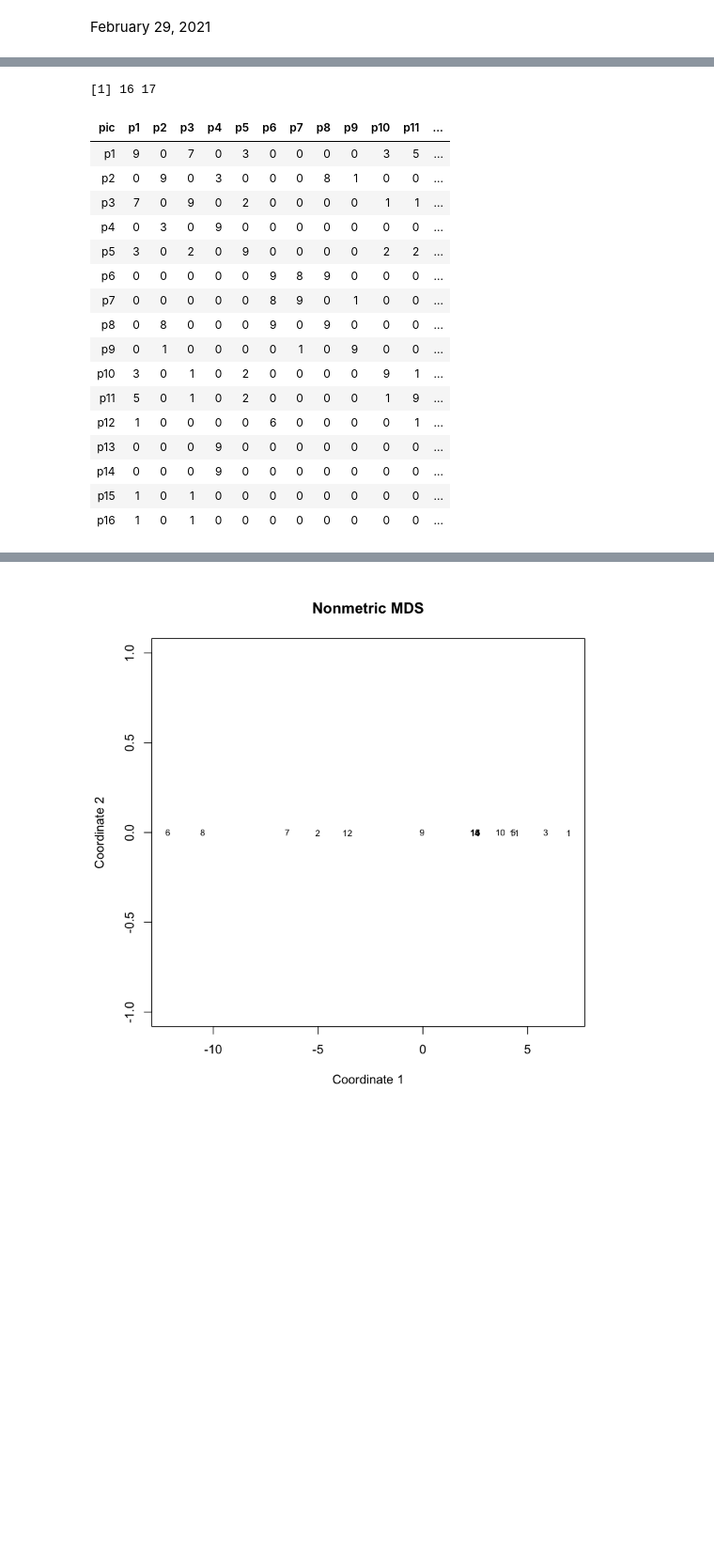
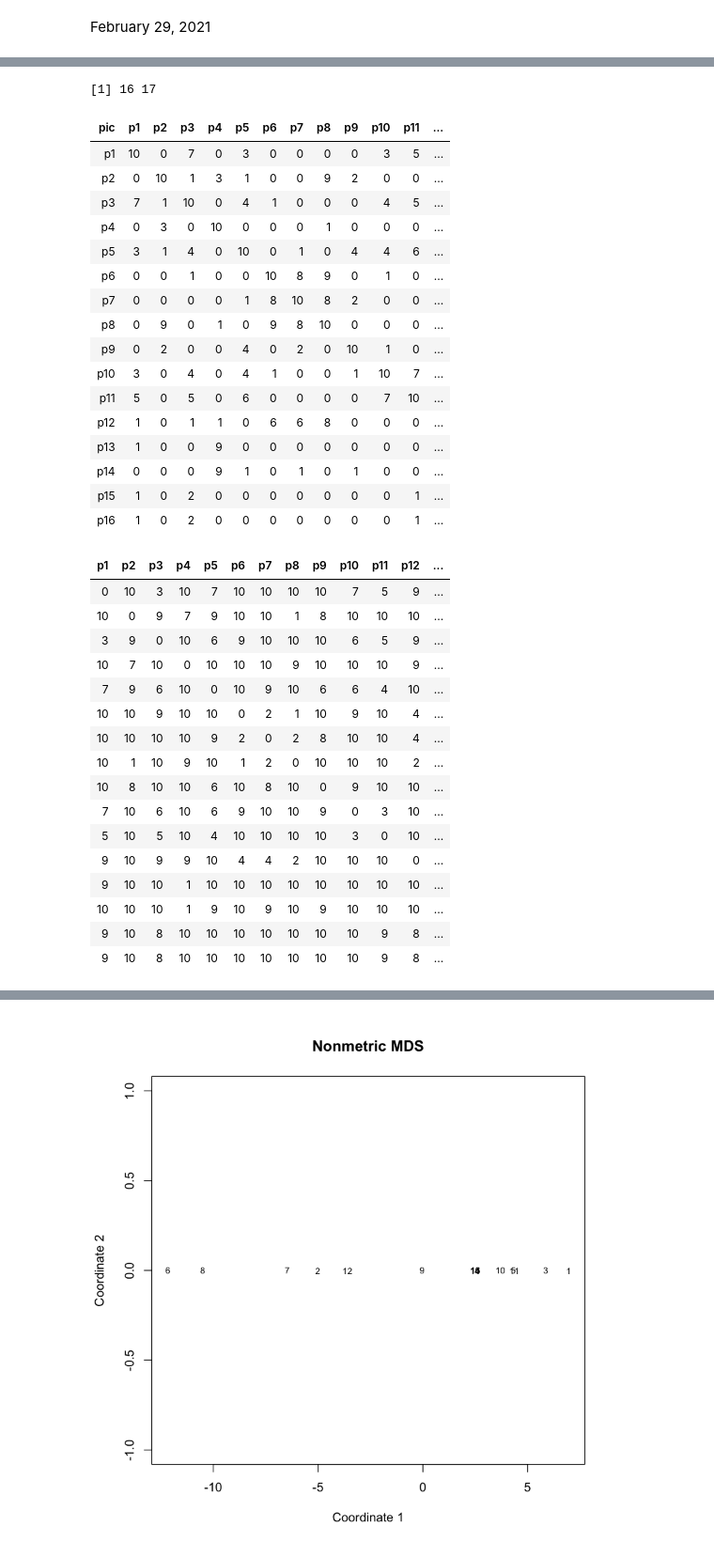
Before and after one commit to Lslipski/pbs110, a Jupyter notebook: pbs111/Homework_8.ipynb, the cells around one changed output, grey strips where cells are left out. Shown at 94% size. Drawn from its saved outputs; the diff is of its cells as text; code cells hidden in the pictures; blank space fills up the shorter version.

```diff
--- a/pbs111/Homework_8.ipynb
+++ b/pbs111/Homework_8.ipynb
@@ -28,28 +10,46 @@ This message can be suppressed by:
 # %%
 # load data and convert from dissimilarity to distance
 pics = read.csv('data_files//pic_sort_data.csv')
-dis = 9 - pics[,2:17]
+dis = 10 - pics[,2:17]
 dim(pics)
 pics
+dis
 # %% [output]
 [1] 16 17
 | pic | p1 | p2 | p3 | p4 | p5 | p6 | p7 | p8 | p9 | p10 | p11 | ... |
-| p1 | 9 | 0 | 7 | 0 | 3 | 0 | 0 | 0 | 0 | 3 | 5 | ... |
-| p2 | 0 | 9 | 0 | 3 | 0 | 0 | 0 | 8 | 1 | 0 | 0 | ... |
-| p3 | 7 | 0 | 9 | 0 | 2 | 0 | 0 | 0 | 0 | 1 | 1 | ... |
-| p4 | 0 | 3 | 0 | 9 | 0 | 0 | 0 | 0 | 0 | 0 | 0 | ... |
-| p5 | 3 | 0 | 2 | 0 | 9 | 0 | 0 | 0 | 0 | 2 | 2 | ... |
-| p6 | 0 | 0 | 0 | 0 | 0 | 9 | 8 | 9 | 0 | 0 | 0 | ... |
-| p7 | 0 | 0 | 0 | 0 | 0 | 8 | 9 | 0 | 1 | 0 | 0 | ... |
-| p8 | 0 | 8 | 0 | 0 | 0 | 9 | 0 | 9 | 0 | 0 | 0 | ... |
-| p9 | 0 | 1 | 0 | 0 | 0 | 0 | 1 | 0 | 9 | 0 | 0 | ... |
-| p10 | 3 | 0 | 1 | 0 | 2 | 0 | 0 | 0 | 0 | 9 | 1 | ... |
-| p11 | 5 | 0 | 1 | 0 | 2 | 0 | 0 | 0 | 0 | 1 | 9 | ... |
-| p12 | 1 | 0 | 0 | 0 | 0 | 6 | 0 | 0 | 0 | 0 | 1 | ... |
-| p13 | 0 | 0 | 0 | 9 | 0 | 0 | 0 | 0 | 0 | 0 | 0 | ... |
-| p14 | 0 | 0 | 0 | 9 | 0 | 0 | 0 | 0 | 0 | 0 | 0 | ... |
-| p15 | 1 | 0 | 1 | 0 | 0 | 0 | 0 | 0 | 0 | 0 | 0 | ... |
-| p16 | 1 | 0 | 1 | 0 | 0 | 0 | 0 | 0 | 0 | 0 | 0 | ... |
+| p1 | 10 | 0 | 7 | 0 | 3 | 0 | 0 | 0 | 0 | 3 | 5 | ... |
+| p2 | 0 | 10 | 1 | 3 | 1 | 0 | 0 | 9 | 2 | 0 | 0 | ... |
+| p3 | 7 | 1 | 10 | 0 | 4 | 1 | 0 | 0 | 0 | 4 | 5 | ... |
+| p4 | 0 | 3 | 0 | 10 | 0 | 0 | 0 | 1 | 0 | 0 | 0 | ... |
+| p5 | 3 | 1 | 4 | 0 | 10 | 0 | 1 | 0 | 4 | 4 | 6 | ... |
+| p6 | 0 | 0 | 1 | 0 | 0 | 10 | 8 | 9 | 0 | 1 | 0 | ... |
+| p7 | 0 | 0 | 0 | 0 | 1 | 8 | 10 | 8 | 2 | 0 | 0 | ... |
+| p8 | 0 | 9 | 0 | 1 | 0 | 9 | 8 | 10 | 0 | 0 | 0 | ... |
+| p9 | 0 | 2 | 0 | 0 | 4 | 0 | 2 | 0 | 10 | 1 | 0 | ... |
+| p10 | 3 | 0 | 4 | 0 | 4 | 1 | 0 | 0 | 1 | 10 | 7 | ... |
+| p11 | 5 | 0 | 5 | 0 | 6 | 0 | 0 | 0 | 0 | 7 | 10 | ... |
+| p12 | 1 | 0 | 1 | 1 | 0 | 6 | 6 | 8 | 0 | 0 | 0 | ... |
+| p13 | 1 | 0 | 0 | 9 | 0 | 0 | 0 | 0 | 0 | 0 | 0 | ... |
+| p14 | 0 | 0 | 0 | 9 | 1 | 0 | 1 | 0 | 1 | 0 | 0 | ... |
+| p15 | 1 | 0 | 2 | 0 | 0 | 0 | 0 | 0 | 0 | 0 | 1 | ... |
+| p16 | 1 | 0 | 2 | 0 | 0 | 0 | 0 | 0 | 0 | 0 | 1 | ... |
+| p1 | p2 | p3 | p4 | p5 | p6 | p7 | p8 | p9 | p10 | p11 | p12 | ... |
+| 0 | 10 | 3 | 10 | 7 | 10 | 10 | 10 | 10 | 7 | 5 | 9 | ... |
+| 10 | 0 | 9 | 7 | 9 | 10 | 10 | 1 | 8 | 10 | 10 | 10 | ... |
+| 3 | 9 | 0 | 10 | 6 | 9 | 10 | 10 | 10 | 6 | 5 | 9 | ... |
+| 10 | 7 | 10 | 0 | 10 | 10 | 10 | 9 | 10 | 10 | 10 | 9 | ... |
+| 7 | 9 | 6 | 10 | 0 | 10 | 9 | 10 | 6 | 6 | 4 | 10 | ... |
+| 10 | 10 | 9 | 10 | 10 | 0 | 2 | 1 | 10 | 9 | 10 | 4 | ... |
+| 10 | 10 | 10 | 10 | 9 | 2 | 0 | 2 | 8 | 10 | 10 | 4 | ... |
+| 10 | 1 | 10 | 9 | 10 | 1 | 2 | 0 | 10 | 10 | 10 | 2 | ... |
+| 10 | 8 | 10 | 10 | 6 | 10 | 8 | 10 | 0 | 9 | 10 | 10 | ... |
+| 7 | 10 | 6 | 10 | 6 | 9 | 10 | 10 | 9 | 0 | 3 | 10 | ... |
+| 5 | 10 | 5 | 10 | 4 | 10 | 10 | 10 | 10 | 3 | 0 | 10 | ... |
+| 9 | 10 | 9 | 9 | 10 | 4 | 4 | 2 | 10 | 10 | 10 | 0 | ... |
+| 9 | 10 | 10 | 1 | 10 | 10 | 10 | 10 | 10 | 10 | 10 | 10 | ... |
+| 10 | 10 | 10 | 1 | 9 | 10 | 9 | 10 | 9 | 10 | 10 | 10 | ... |
+| 9 | 10 | 8 | 10 | 10 | 10 | 10 | 10 | 10 | 10 | 9 | 8 | ... |
+| 9 | 10 | 8 | 10 | 10 | 10 | 10 | 10 | 10 | 10 | 9 | 8 | ... |
 # %%
 #convert to distances, both euclidean and raw dissimilarity
 euc_dis = dist(pics[,2:17], method = "euclidean") # distance matrix
```
Also changed, not shown: parts of 18 cells of this notebook, 12 other files.
